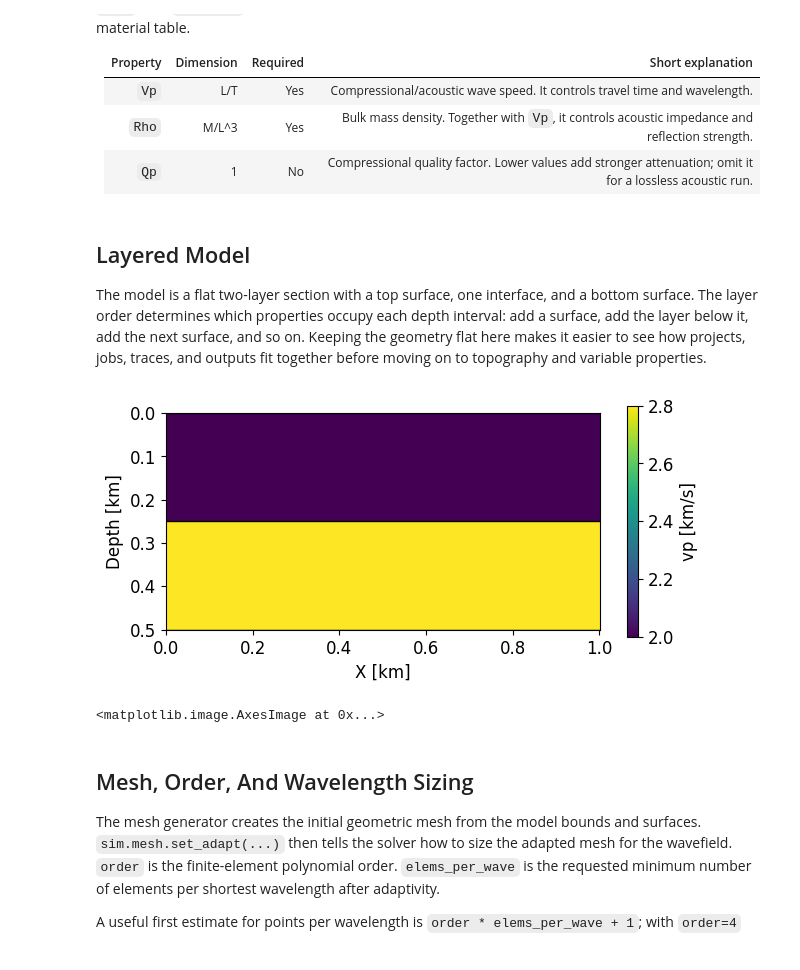
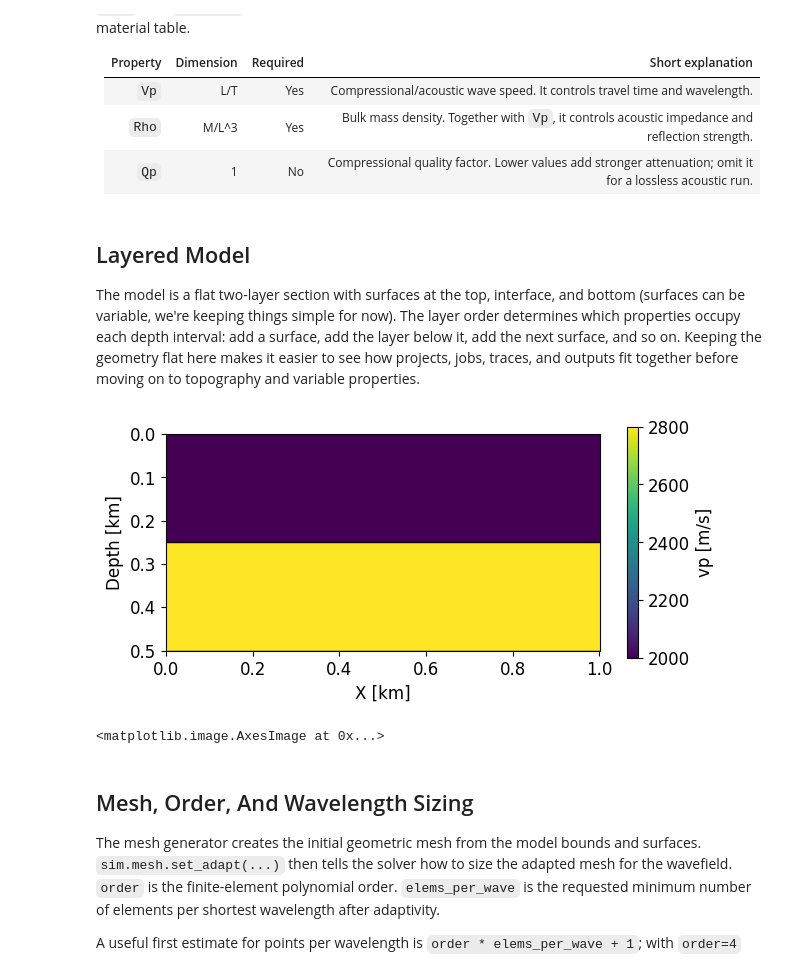
Before and after one commit to FrequenSol/FrequenSolve, a Jupyter notebook: examples/tutorials/01_modeling_basics/01_acoustic.ipynb, the cells around one changed output. Cells and saved outputs as stored; diff of their text form; code cells hidden in the pictures.

```diff
--- a/examples/tutorials/01_modeling_basics/01_acoustic.ipynb
+++ b/examples/tutorials/01_modeling_basics/01_acoustic.ipynb
@@ -39,14 +39,13 @@ The project path is the root for saved JSON, HDF5 inputs, job files, logs, and r
 # %%
 project = fs.Project(
     name="project",
-    pretty_name="Simple Acoustic Tutorial",
-    path="./scratch/tutorials/simple_acoustic",
+    path="./scratch/acoustic",
     log_level="INFO",
     log_to_console=True,
 )
 
 sim = project.new_simulation(
-    name="simple_acoustic",
+    name="acoustic_basic",
     physics="acoustic",
     dimension=2,
     units={
@@ -75,31 +74,31 @@ Permissible acoustic material properties are intentionally few. Adaptivity-only
 # %% [markdown]
 ## Layered Model
 
-The model is a flat two-layer section with a top surface, one interface, and a bottom surface. The layer order determines which properties occupy each depth interval: add a surface, add the layer below it, add the next surface, and so on. Keeping the geometry flat here makes it easier to see how projects, jobs, traces, and outputs fit together before moving on to topography and variable properties.
+The model is a flat two-layer section with surfaces at the top, interface, and bottom (surfaces can be variable, we're keeping things simple for now). The layer order determines which properties occupy each depth interval: add a surface, add the layer below it, add the next surface, and so on. Keeping the geometry flat here makes it easier to see how projects, jobs, traces, and outputs fit together before moving on to topography and variable properties.
 # %%
 model = fs.LayeredModel(name="model", dimension=2, x_limits=[0.0, 1.0])
-model.add_surface(name="top", depth=0.0 * u.km)
+model.add_surface(name="top", depth=0.0 * u.ft)
 model.add_layer(
     name="upper_layer",
     properties={
-        "Vp": 2.0 * u.km / u.s,
+        "Vp": 2000 * u.m / u.s,
         "Rho": 2.2 * u.g / u.cm**3,
     },
 )
-model.add_surface(name="interface", depth=0.25 * u.km)
+model.add_surface(name="interface", depth=250 * u.m)
 model.add_layer(
     name="lower_layer",
     properties={
-        "Vp": 2.8 * u.km / u.s,
+        "Vp": 2800 * u.m / u.s,
         "Rho": 2.4 * u.g / u.cm**3,
     },
 )
-model.add_surface(name="bottom", depth=0.5 * u.km)
+model.add_surface(name="bottom", depth=500 * u.m)
 
 sim += model
 model.plot("vp", figsize=(7, 3), aspect="equal")
 # %% [output]
-[figure, old version]
+[figure, new version]
 <matplotlib.image.AxesImage at 0x...>
 # %% [markdown]
 ## Mesh, Order, And Wavelength Sizing
```
Also changed, not shown: parts of 25 cells of this notebook, 58 other files.
